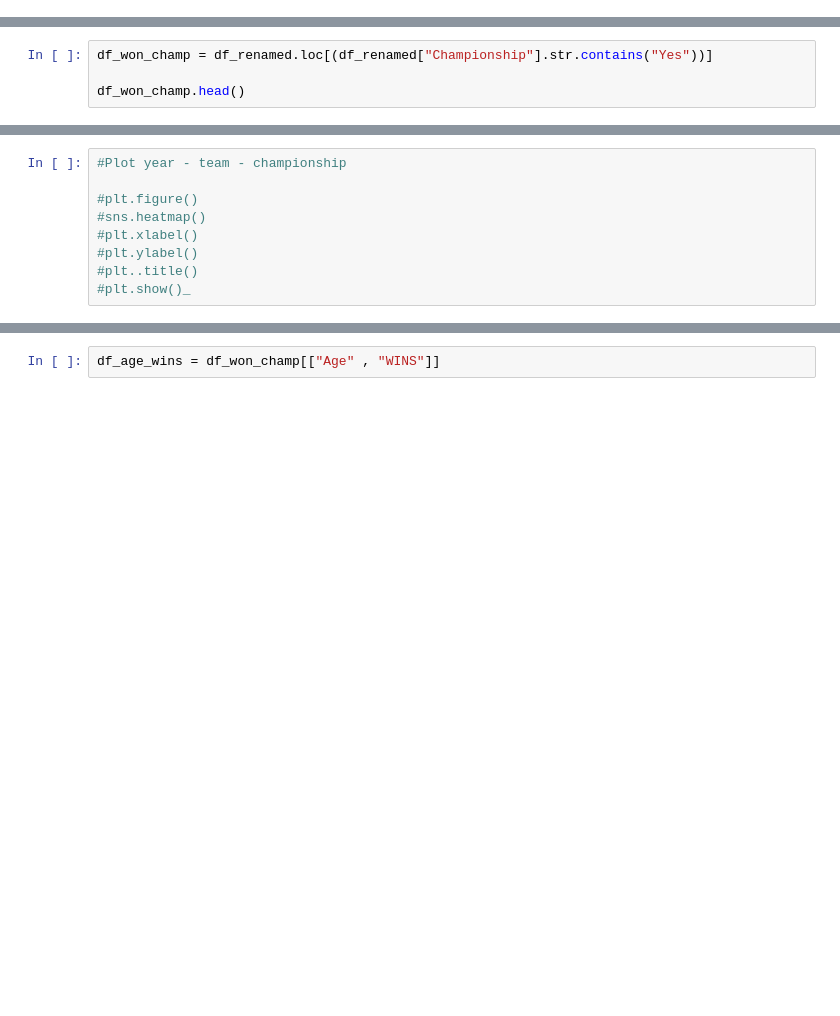
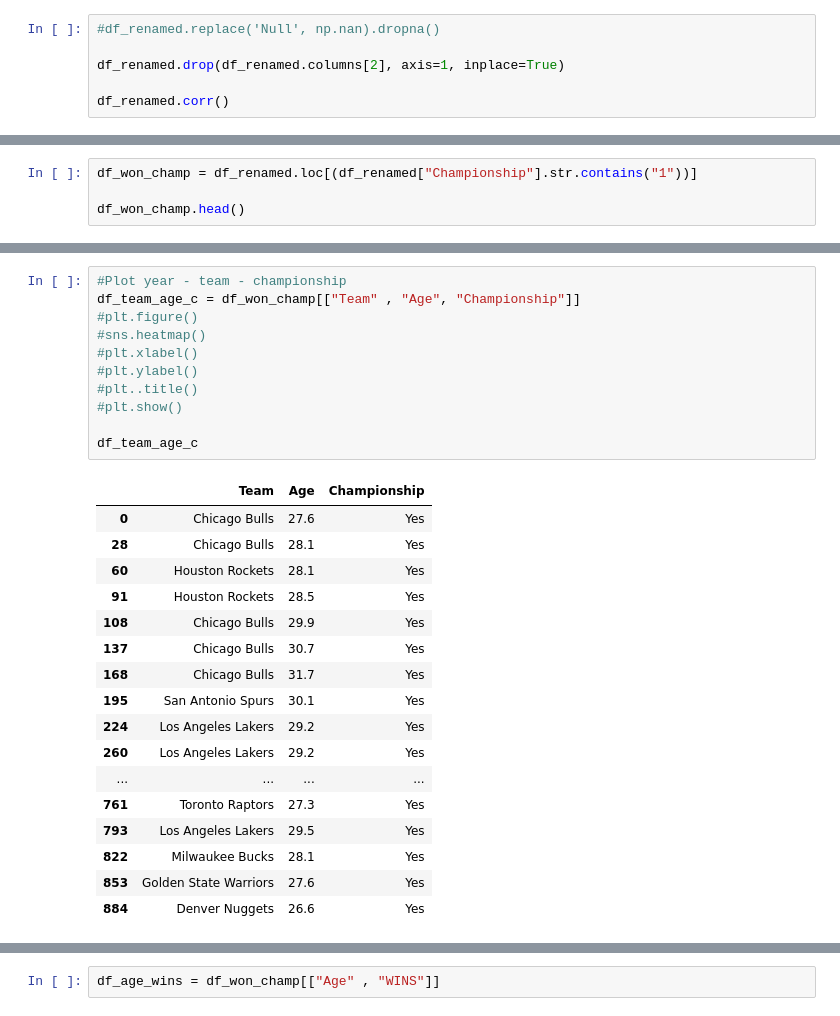
Before and after one commit to jrios46/Project2-MBA-Playoffs, a Jupyter notebook: Statistics.ipynb, the cells around one changed output, grey strips where cells are left out. Drawn from its saved outputs; the diff is of its cells as text; blank space fills up the shorter version.

Commit message:
csv replaced yes/1, no/0, added additional plots and correlation table

```diff
--- a/Statistics.ipynb
+++ b/Statistics.ipynb
@@ -39,0 +56,6 @@ df_renamed.head()
+# %%
+#df_renamed.replace('Null', np.nan).dropna()
+
+df_renamed.drop(df_renamed.columns[2], axis=1, inplace=True)
+
+df_renamed.corr()
@@ -43,4 +87,4 @@ df_year.plot.hist(color="blue",rwidth=0.8)
 # %%
-df_won_champ = df_renamed.loc[(df_renamed["Championship"].str.contains("Yes"))]
+df_won_champ = df_renamed.loc[(df_renamed["Championship"].str.contains("1"))]
 
 df_won_champ.head()
@@ -63,12 +188,32 @@ plt.title('Team vs Age')
 # %%
 #Plot year - team - championship
-
+df_team_age_c = df_won_champ[["Team" , "Age", "Championship"]]
 #plt.figure()
 #sns.heatmap()
 #plt.xlabel()
 #plt.ylabel()
 #plt..title()
-#plt.show()_
+#plt.show()
+
+df_team_age_c
+# %% [output]
+|  | Team | Age | Championship |
+| 0 | Chicago Bulls | 27.6 | Yes |
+| 28 | Chicago Bulls | 28.1 | Yes |
+| 60 | Houston Rockets | 28.1 | Yes |
+| 91 | Houston Rockets | 28.5 | Yes |
+| 108 | Chicago Bulls | 29.9 | Yes |
+| 137 | Chicago Bulls | 30.7 | Yes |
+| 168 | Chicago Bulls | 31.7 | Yes |
+| 195 | San Antonio Spurs | 30.1 | Yes |
+| 224 | Los Angeles Lakers | 29.2 | Yes |
+| 260 | Los Angeles Lakers | 29.2 | Yes |
+| ... | ... | ... | ... |
+| 761 | Toronto Raptors | 27.3 | Yes |
+| 793 | Los Angeles Lakers | 29.5 | Yes |
+| 822 | Milwaukee Bucks | 28.1 | Yes |
+| 853 | Golden State Warriors | 27.6 | Yes |
+| 884 | Denver Nuggets | 26.6 | Yes |
 # %%
 #Team vs age
 df_age_wins = df_won_champ[["Age" , "WINS"]]
```
Also changed, not shown: parts of 12 cells of this notebook, 2 other files.
